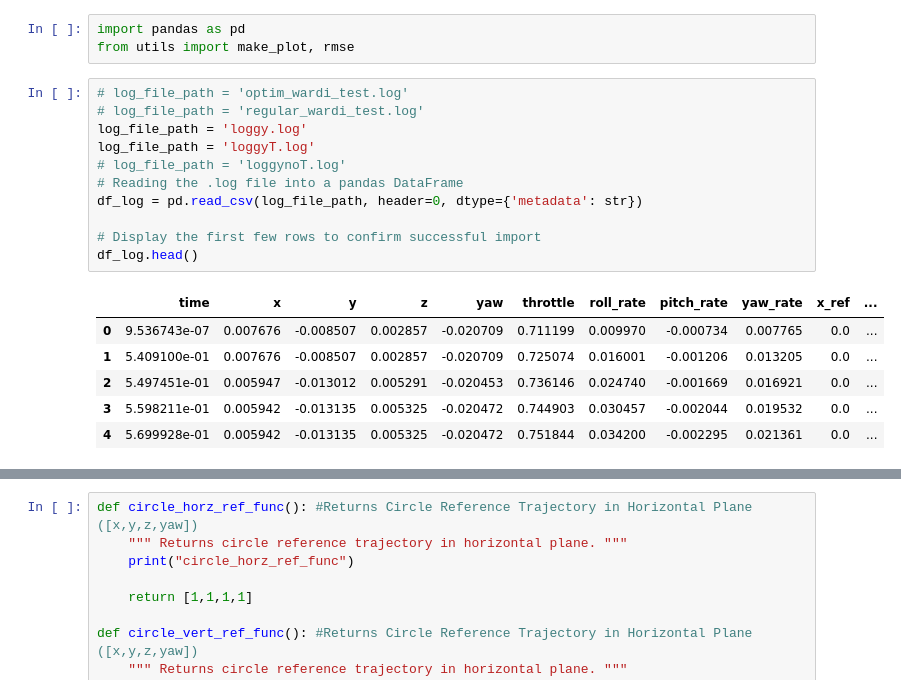
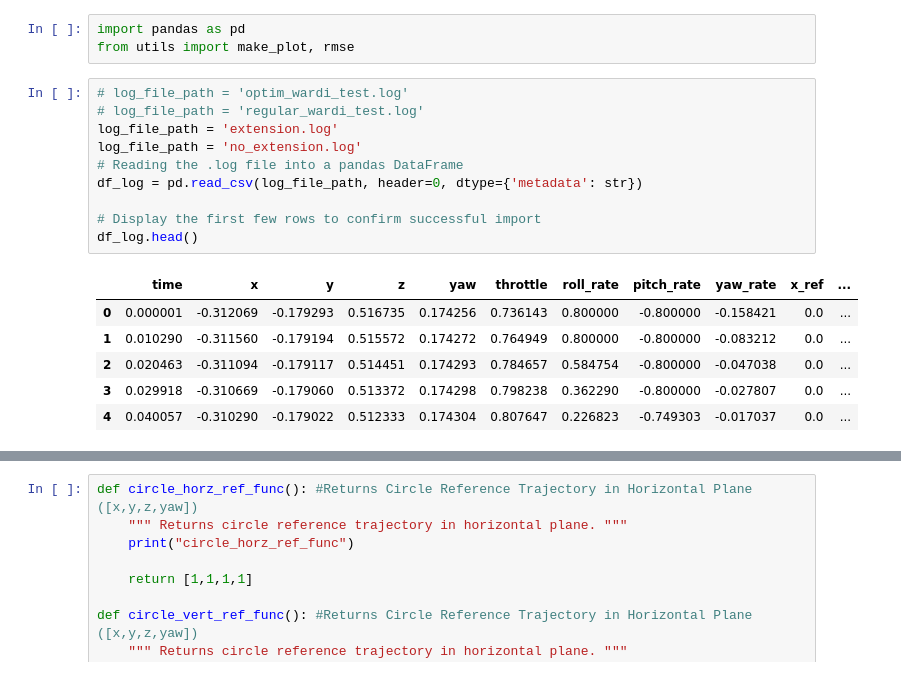
Before and after one commit to evannsm/test_stuff, a Jupyter notebook: final_wardi_files/src/quad_newton_raphson/quad_newton_raphson/data_analysis/updated_data_analysis.ipynb, the cells around one changed output, grey strips where cells are left out. Cells and saved outputs as stored; diff of their text form.

```diff
--- a/final_wardi_files/src/quad_newton_raphson/quad_newton_raphson/data_analysis/updated_data_analysis.ipynb
+++ b/final_wardi_files/src/quad_newton_raphson/quad_newton_raphson/data_analysis/updated_data_analysis.ipynb
@@ -4,21 +4,20 @@ from utils import make_plot, rmse
 # %%
 # log_file_path = 'optim_wardi_test.log'
 # log_file_path = 'regular_wardi_test.log'
-log_file_path = 'loggy.log'
-log_file_path = 'loggyT.log'
-# log_file_path = 'loggynoT.log'
+log_file_path = 'extension.log'
+log_file_path = 'no_extension.log'
 # Reading the .log file into a pandas DataFrame
 df_log = pd.read_csv(log_file_path, header=0, dtype={'metadata': str})
 
 # Display the first few rows to confirm successful import
 df_log.head()
 # %% [output]
 |  | time | x | y | z | yaw | throttle | roll_rate | pitch_rate | yaw_rate | x_ref | ... |
-| 0 | 9.536743e-07 | 0.007676 | -0.008507 | 0.002857 | -0.020709 | 0.711199 | 0.009970 | -0.000734 | 0.007765 | 0.0 | ... |
-| 1 | 5.409100e-01 | 0.007676 | -0.008507 | 0.002857 | -0.020709 | 0.725074 | 0.016001 | -0.001206 | 0.013205 | 0.0 | ... |
-| 2 | 5.497451e-01 | 0.005947 | -0.013012 | 0.005291 | -0.020453 | 0.736146 | 0.024740 | -0.001669 | 0.016921 | 0.0 | ... |
-| 3 | 5.598211e-01 | 0.005942 | -0.013135 | 0.005325 | -0.020472 | 0.744903 | 0.030457 | -0.002044 | 0.019532 | 0.0 | ... |
-| 4 | 5.699928e-01 | 0.005942 | -0.013135 | 0.005325 | -0.020472 | 0.751844 | 0.034200 | -0.002295 | 0.021361 | 0.0 | ... |
+| 0 | 0.000001 | -0.312069 | -0.179293 | 0.516735 | 0.174256 | 0.736143 | 0.800000 | -0.800000 | -0.158421 | 0.0 | ... |
+| 1 | 0.010290 | -0.311560 | -0.179194 | 0.515572 | 0.174272 | 0.764949 | 0.800000 | -0.800000 | -0.083212 | 0.0 | ... |
+| 2 | 0.020463 | -0.311094 | -0.179117 | 0.514451 | 0.174293 | 0.784657 | 0.584754 | -0.800000 | -0.047038 | 0.0 | ... |
+| 3 | 0.029918 | -0.310669 | -0.179060 | 0.513372 | 0.174298 | 0.798238 | 0.362290 | -0.800000 | -0.027807 | 0.0 | ... |
+| 4 | 0.040057 | -0.310290 | -0.179022 | 0.512333 | 0.174304 | 0.807647 | 0.226823 | -0.749303 | -0.017037 | 0.0 | ... |
 # %%
 print(f"This data comes from: {df_log['metadata'][0]}")
 print(f"Predictor was: {df_log['metadata'][1]}")
```
Also changed, not shown: parts of 2 cells of this notebook, 7 other files.
